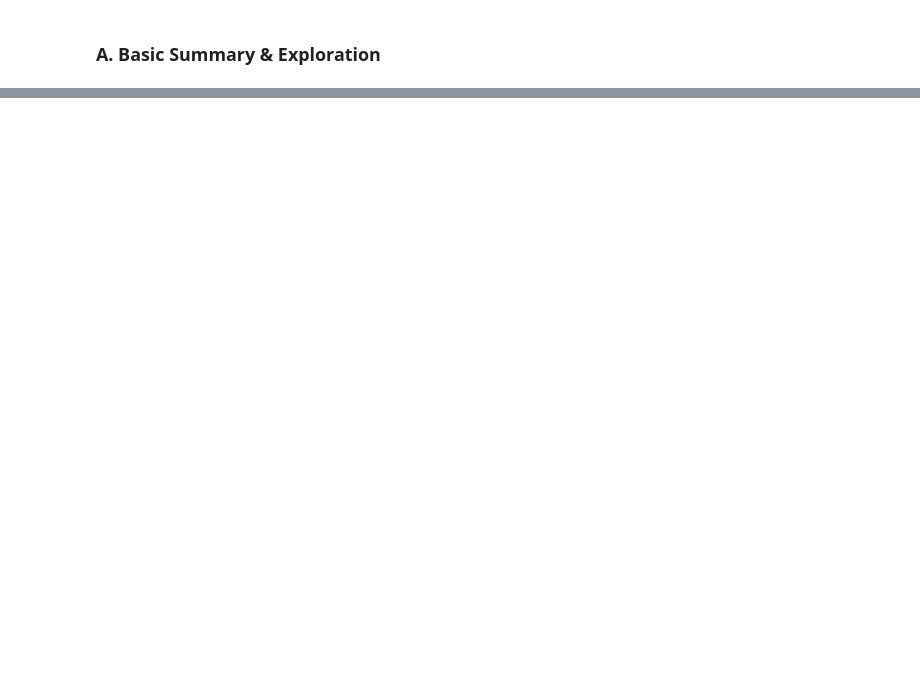
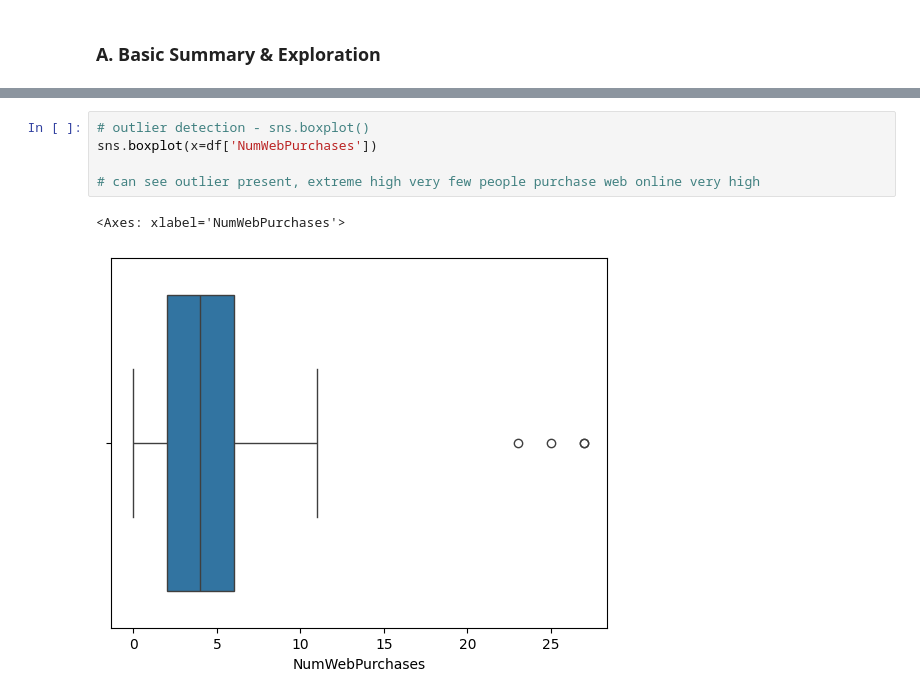
Before and after one commit to SachinSherki4/Data_Science, a Jupyter notebook: Data_Science_Projects/Marketing_Project_1/marketing_campaigns.ipynb, the cells around one changed output, grey strips where cells are left out. Saved outputs shown, nothing was run; the diff lists cells and outputs as text; blank space fills up the shorter version.

```diff
--- a/Data_Science_Projects/Marketing_Project_1/marketing_campaigns.ipynb
+++ b/Data_Science_Projects/Marketing_Project_1/marketing_campaigns.ipynb
@@ -370,0 +408,8 @@ plt.boxplot(x=df[' Income '])
+# %%
+# outlier detection - sns.boxplot()
+sns.boxplot(x=df['NumWebPurchases'])
+
+# can see outlier present, extreme high very few people purchase web online very high
+# %% [output]
+<Axes: xlabel='NumWebPurchases'>
+[figure, added]
```
Also changed, not shown: parts of 43 cells of this notebook, 2 other files.
